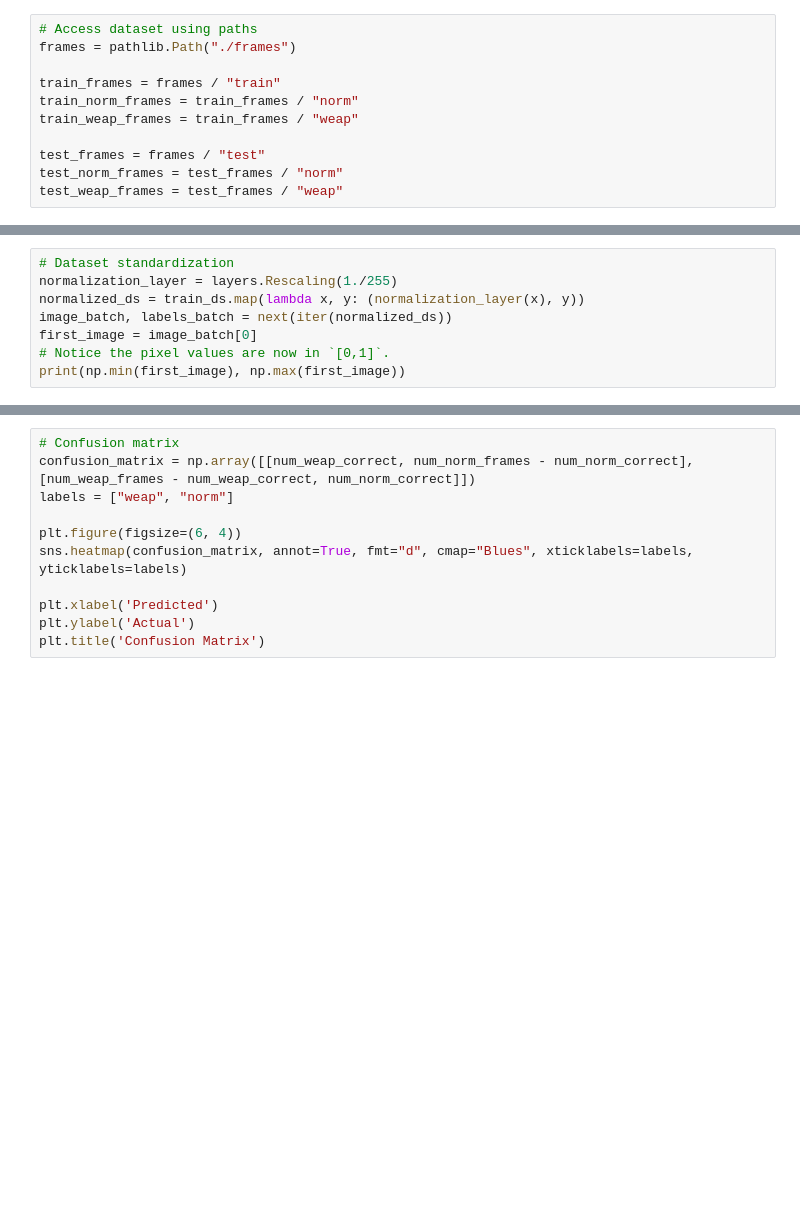
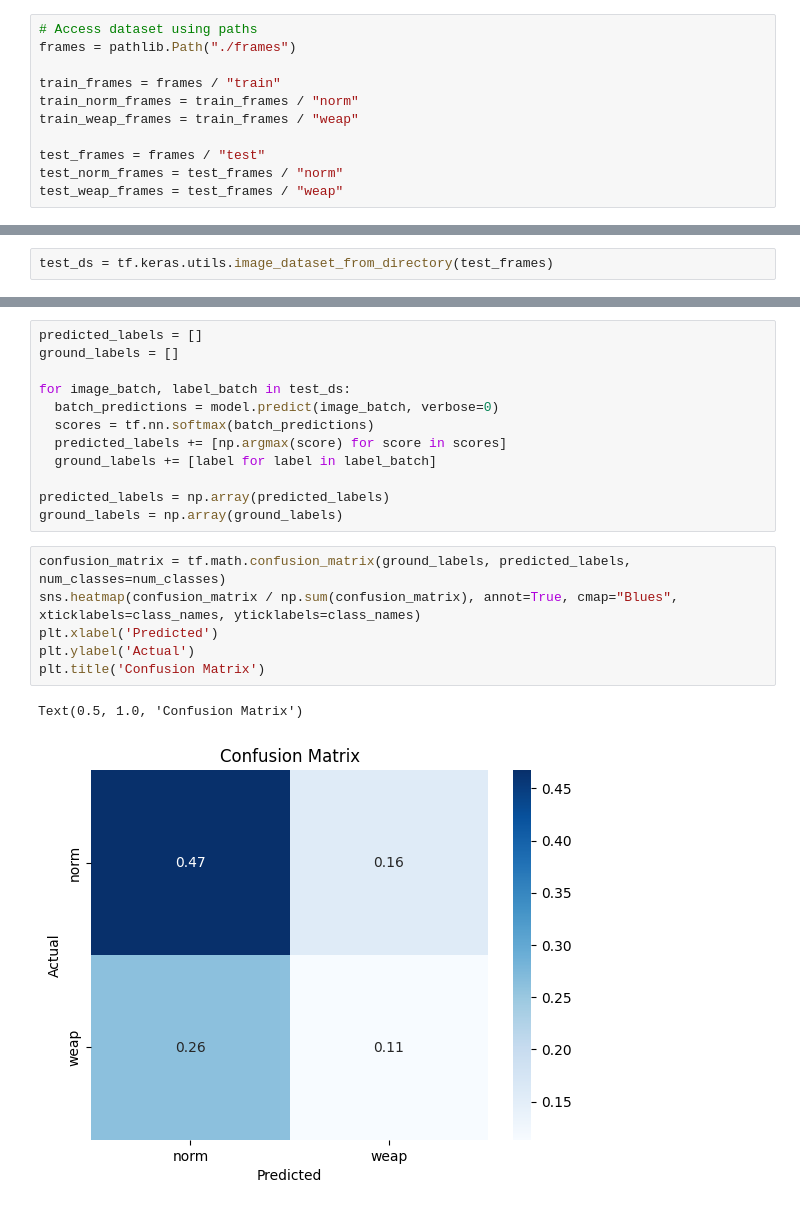
Before and after one commit to deeyonn/CS4243-Mini-Project, a Jupyter notebook: baseline_model.ipynb, the cells around one changed output, grey strips where cells are left out. Cells and saved outputs as stored; diff of their text form; blank space fills up the shorter version.

```diff
--- a/baseline_model.ipynb
+++ b/baseline_model.ipynb
@@ -71,8 +82,0 @@ val_ds = val_ds.cache().prefetch(buffer_size=AUTOTUNE)
-# %%
-# Dataset standardization
-normalization_layer = layers.Rescaling(1./255)
-normalized_ds = train_ds.map(lambda x, y: (normalization_layer(x), y))
-image_batch, labels_batch = next(iter(normalized_ds))
-first_image = image_batch[0]
-# Notice the pixel values are now in `[0,1]`.
-print(np.min(first_image), np.max(first_image))
@@ -173,0 +205,2 @@ print("Accuracy = ", num_correct / num_frames)
+# %%
+test_ds = tf.keras.utils.image_dataset_from_directory(test_frames)
@@ -174,11 +213,21 @@ print("Accuracy = ", num_correct / num_frames)
+# %%
+predicted_labels = []
+ground_labels = []
+
+for image_batch, label_batch in test_ds:
+  batch_predictions = model.predict(image_batch, verbose=0)
+  scores = tf.nn.softmax(batch_predictions)
+  predicted_labels += [np.argmax(score) for score in scores]
+  ground_labels += [label for label in label_batch]
+
+predicted_labels = np.array(predicted_labels)
+ground_labels = np.array(ground_labels)
 # %%
-# Confusion matrix
-confusion_matrix = np.array([[num_weap_correct, num_norm_frames - num_norm_correct], [num_weap_frames - num_weap_correct, num_norm_correct]])
-labels = ["weap", "norm"]
-
-plt.figure(figsize=(6, 4))
-sns.heatmap(confusion_matrix, annot=True, fmt="d", cmap="Blues", xticklabels=labels, yticklabels=labels)
-
+confusion_matrix = tf.math.confusion_matrix(ground_labels, predicted_labels, num_classes=num_classes)
+sns.heatmap(confusion_matrix / np.sum(confusion_matrix), annot=True, cmap="Blues", xticklabels=class_names, yticklabels=class_names)
 plt.xlabel('Predicted')
 plt.ylabel('Actual')
 plt.title('Confusion Matrix')
+# %% [output]
+Text(0.5, 1.0, 'Confusion Matrix')
+[figure, added]
```
Also changed, not shown: parts of 23 cells of this notebook.
